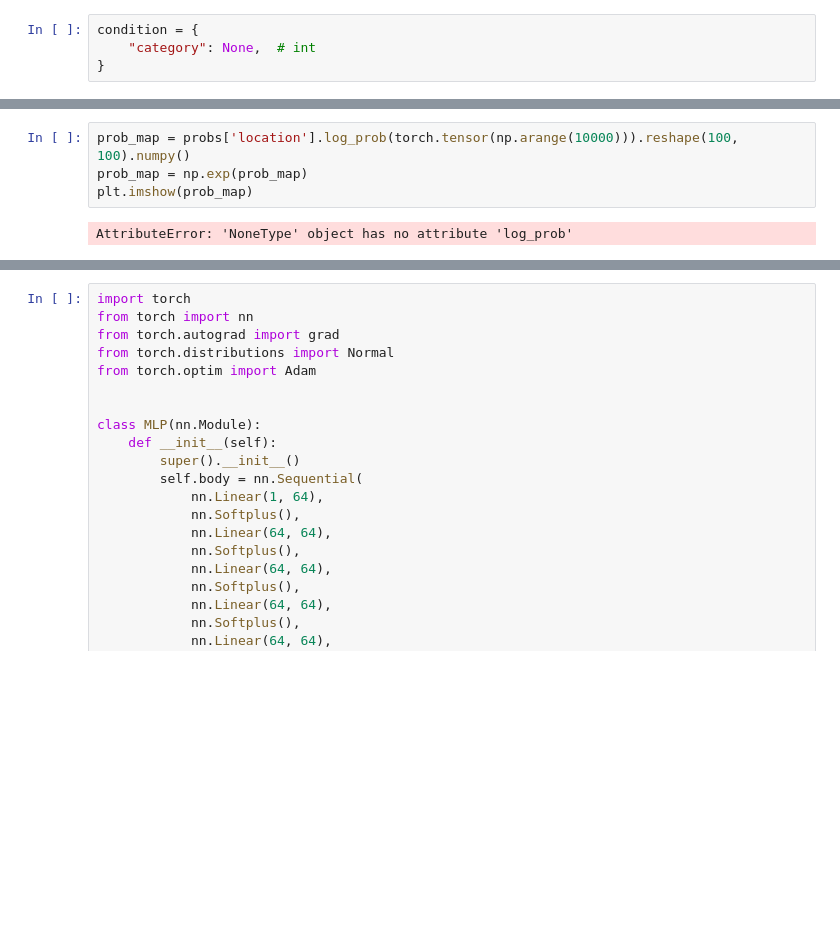
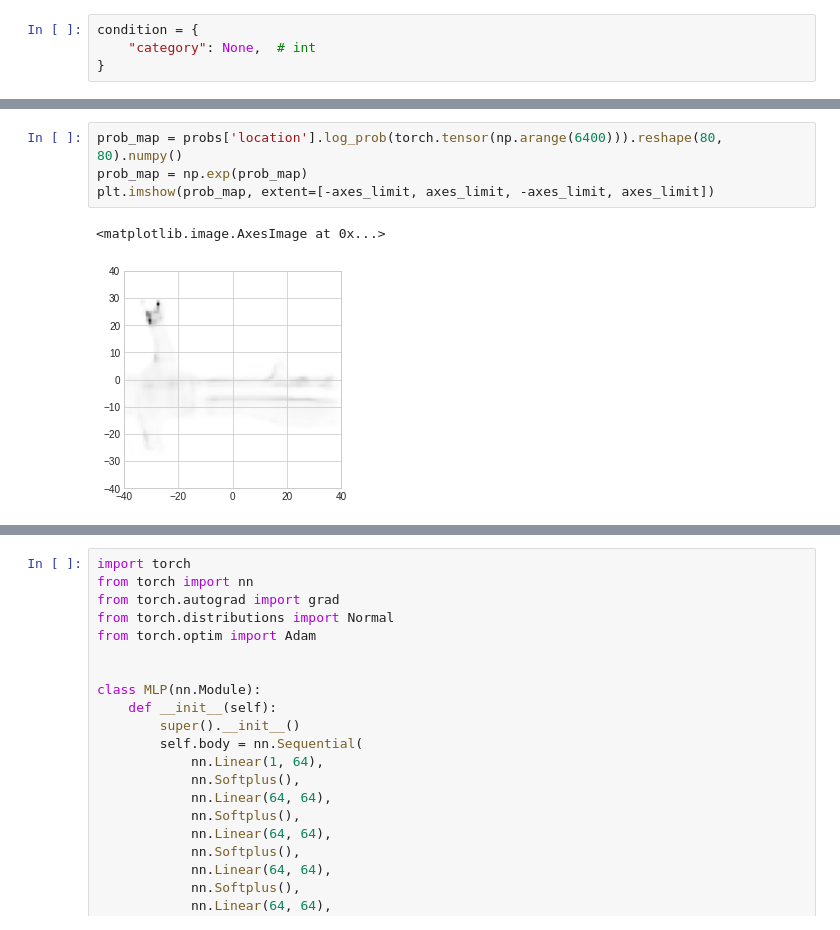
Before and after one commit to Abracadabra0/ATISS-Traffic, a Jupyter notebook: visualize.ipynb, the cells around one changed output, grey strips where cells are left out. Drawn from its saved outputs; the diff is of its cells as text; blank space fills up the shorter version.

```diff
--- a/visualize.ipynb
+++ b/visualize.ipynb
@@ -87,6 +106,7 @@ for _ in range(20):
 # %%
-prob_map = probs['location'].log_prob(torch.tensor(np.arange(10000))).reshape(100, 100).numpy()
+prob_map = probs['location'].log_prob(torch.tensor(np.arange(6400))).reshape(80, 80).numpy()
 prob_map = np.exp(prob_map)
-plt.imshow(prob_map)
+plt.imshow(prob_map, extent=[-axes_limit, axes_limit, -axes_limit, axes_limit])
 # %% [output]
-AttributeError: 'NoneType' object has no attribute 'log_prob'
+<matplotlib.image.AxesImage at 0x...>
+[figure, added]
```
Also changed, not shown: parts of 7 cells of this notebook, 5 other files.
